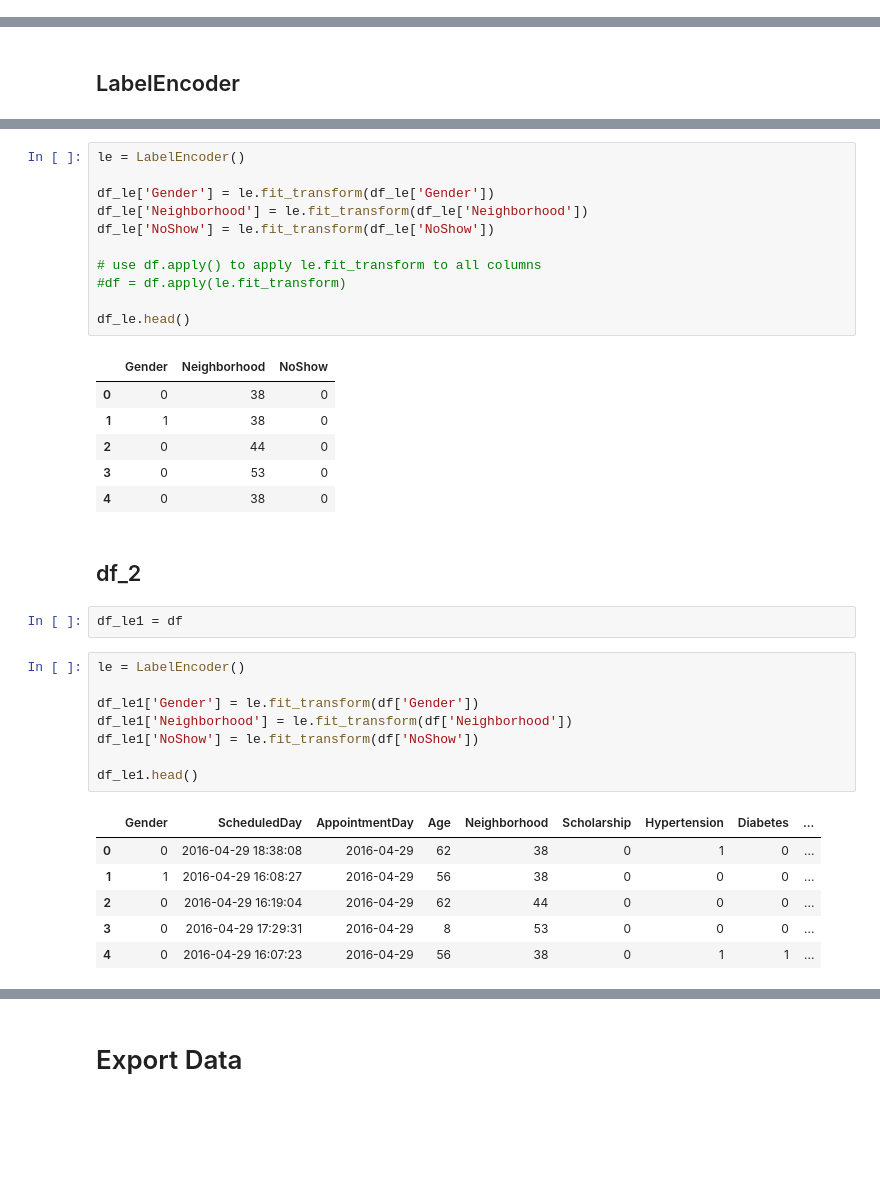
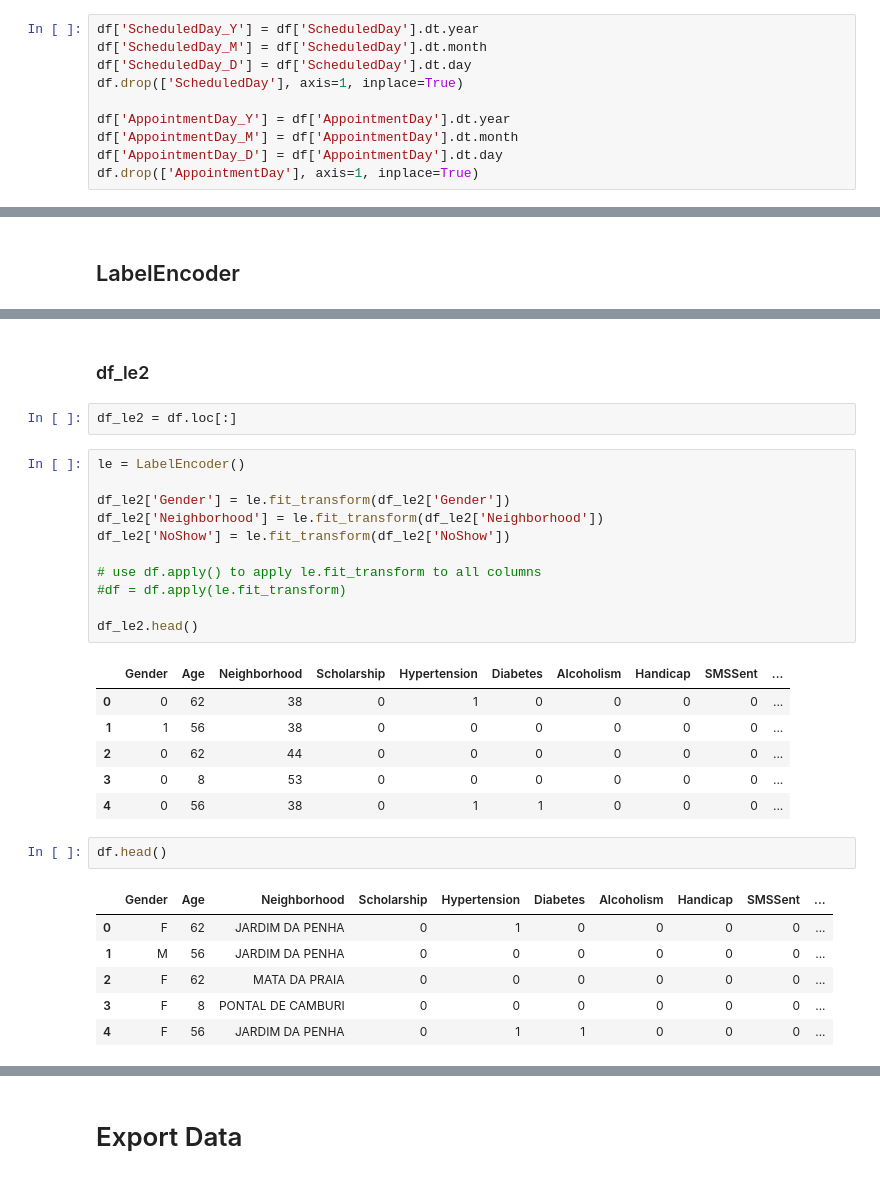
Before and after one commit to asaadkhattab/MedicalAppointmentNoShowsCapstone, a Jupyter notebook: 4_Preprocessing.ipynb, the cells around one changed output, grey strips where cells are left out. Cells and saved outputs as stored; diff of their text form; blank space fills up the shorter version.

```diff
--- a/4_Preprocessing.ipynb
+++ b/4_Preprocessing.ipynb
@@ -28,6 +28,16 @@ df.head()
 | 4 | 8841186448183 | 5642494 | F | 2016-04-29 16:07:23 | 2016-04-29 | 56 | JARDIM DA PENHA | 0 | ... |
 # %%
 df = df.drop(["PatientId","AppointmentId"],axis=1)
+# %%
+df['ScheduledDay_Y'] = df['ScheduledDay'].dt.year
+df['ScheduledDay_M'] = df['ScheduledDay'].dt.month
+df['ScheduledDay_D'] = df['ScheduledDay'].dt.day
+df.drop(['ScheduledDay'], axis=1, inplace=True)
+
+df['AppointmentDay_Y'] = df['AppointmentDay'].dt.year
+df['AppointmentDay_M'] = df['AppointmentDay'].dt.month
+df['AppointmentDay_D'] = df['AppointmentDay'].dt.day
+df.drop(['AppointmentDay'], axis=1, inplace=True)
 # %%
 print(df.info())
 # %% [output]
@@ -73,38 +109,32 @@ df_le = df.loc[:, ['Gender', 'Neighborhood', 'NoShow']]
+# %% [markdown]
+### df_le2
+# %%
+df_le2 = df.loc[:]
 # %%
 le = LabelEncoder()
 
-df_le['Gender'] = le.fit_transform(df_le['Gender'])
-df_le['Neighborhood'] = le.fit_transform(df_le['Neighborhood'])
-df_le['NoShow'] = le.fit_transform(df_le['NoShow'])
+df_le2['Gender'] = le.fit_transform(df_le2['Gender'])
+df_le2['Neighborhood'] = le.fit_transform(df_le2['Neighborhood'])
+df_le2['NoShow'] = le.fit_transform(df_le2['NoShow'])
 
 # use df.apply() to apply le.fit_transform to all columns
 #df = df.apply(le.fit_transform)
 
-df_le.head()
+df_le2.head()
 # %% [output]
-|  | Gender | Neighborhood | NoShow |
-| 0 | 0 | 38 | 0 |
-| 1 | 1 | 38 | 0 |
-| 2 | 0 | 44 | 0 |
-| 3 | 0 | 53 | 0 |
-| 4 | 0 | 38 | 0 |
+|  | Gender | Age | Neighborhood | Scholarship | Hypertension | Diabetes | Alcoholism | Handicap | SMSSent | ... |
+| 0 | 0 | 62 | 38 | 0 | 1 | 0 | 0 | 0 | 0 | ... |
+| 1 | 1 | 56 | 38 | 0 | 0 | 0 | 0 | 0 | 0 | ... |
+| 2 | 0 | 62 | 44 | 0 | 0 | 0 | 0 | 0 | 0 | ... |
+| 3 | 0 | 8 | 53 | 0 | 0 | 0 | 0 | 0 | 0 | ... |
+| 4 | 0 | 56 | 38 | 0 | 1 | 1 | 0 | 0 | 0 | ... |
-# %% [markdown]
-## df_2
-# %%
-df_le1 = df
-# %%
-le = LabelEncoder()
-
-df_le1['Gender'] = le.fit_transform(df['Gender'])
-df_le1['Neighborhood'] = le.fit_transform(df['Neighborhood'])
-df_le1['NoShow'] = le.fit_transform(df['NoShow'])
-
-df_le1.head()
-# %% [output]
-|  | Gender | ScheduledDay | AppointmentDay | Age | Neighborhood | Scholarship | Hypertension | Diabetes | ... |
-| 0 | 0 | 2016-04-29 18:38:08 | 2016-04-29 | 62 | 38 | 0 | 1 | 0 | ... |
-| 1 | 1 | 2016-04-29 16:08:27 | 2016-04-29 | 56 | 38 | 0 | 0 | 0 | ... |
-| 2 | 0 | 2016-04-29 16:19:04 | 2016-04-29 | 62 | 44 | 0 | 0 | 0 | ... |
-| 3 | 0 | 2016-04-29 17:29:31 | 2016-04-29 | 8 | 53 | 0 | 0 | 0 | ... |
-| 4 | 0 | 2016-04-29 16:07:23 | 2016-04-29 | 56 | 38 | 0 | 1 | 1 | ... |
+# %%
+df.head()
+# %% [output]
+|  | Gender | Age | Neighborhood | Scholarship | Hypertension | Diabetes | Alcoholism | Handicap | SMSSent | ... |
+| 0 | F | 62 | JARDIM DA PENHA | 0 | 1 | 0 | 0 | 0 | 0 | ... |
+| 1 | M | 56 | JARDIM DA PENHA | 0 | 0 | 0 | 0 | 0 | 0 | ... |
+| 2 | F | 62 | MATA DA PRAIA | 0 | 0 | 0 | 0 | 0 | 0 | ... |
+| 3 | F | 8 | PONTAL DE CAMBURI | 0 | 0 | 0 | 0 | 0 | 0 | ... |
+| 4 | F | 56 | JARDIM DA PENHA | 0 | 1 | 1 | 0 | 0 | 0 | ... |
 # %% [markdown]
```
Also changed, not shown: parts of 14 cells of this notebook.
